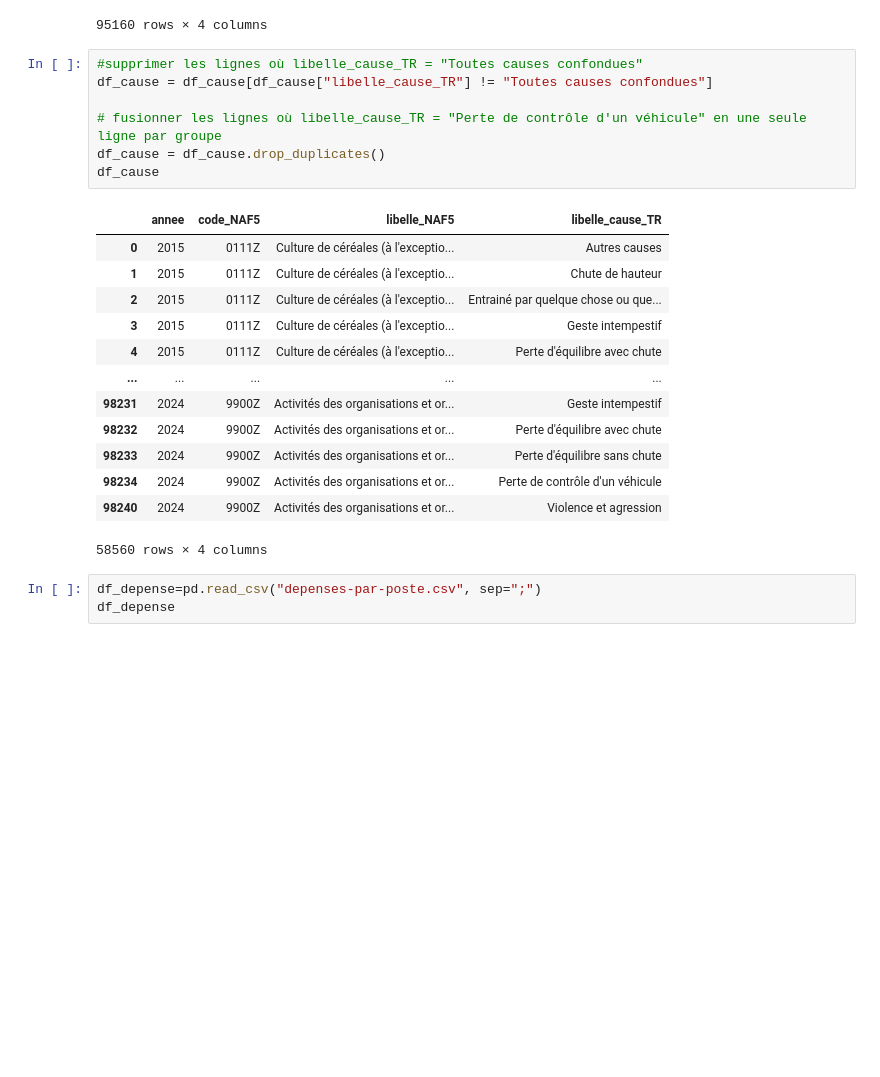
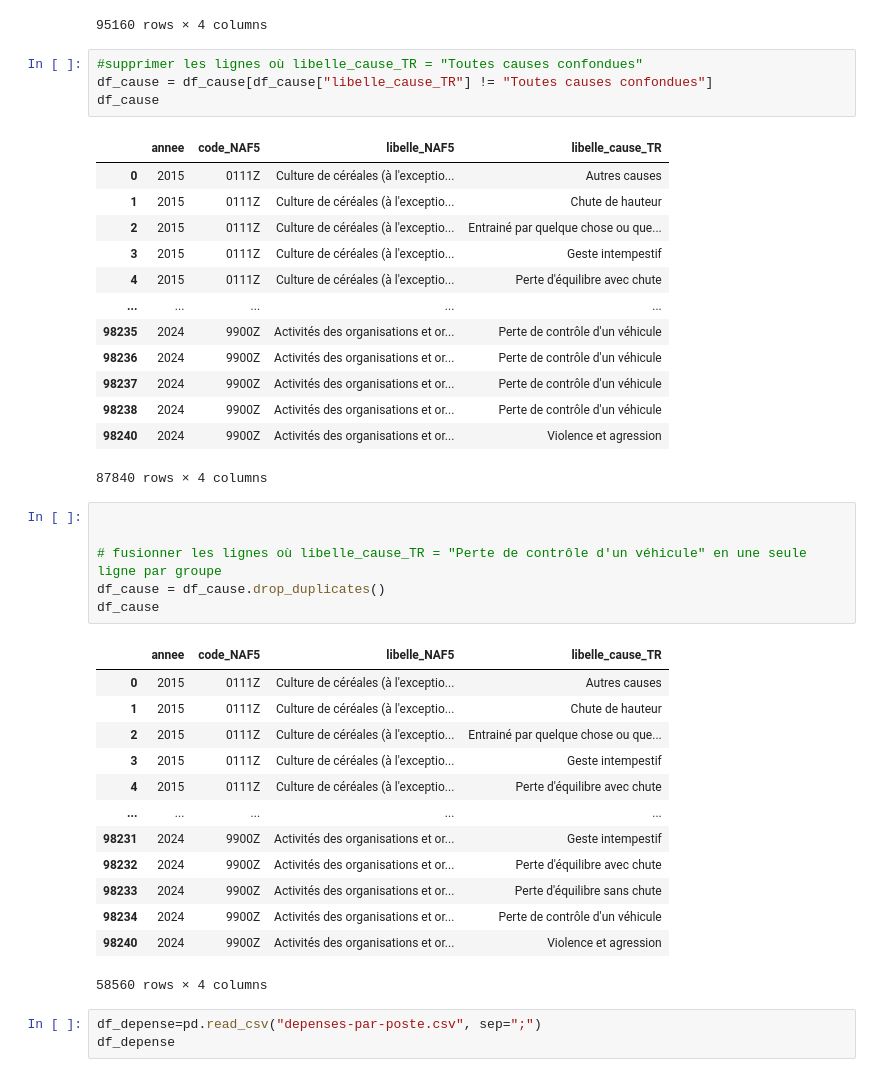
Before and after one commit to hannaabboudjr-alt/Hanna_brief_13, a Jupyter notebook: Desktop/13/exploration.ipynb, the cells around one changed output. Cells and saved outputs as stored; diff of their text form; blank space fills up the shorter version.

```diff
--- a/Desktop/13/exploration.ipynb
+++ b/Desktop/13/exploration.ipynb
@@ -195,9 +190,26 @@ df_cause
 | 98239 | 2024 | 9900Z | Activités des organisations et or... | Toutes causes confondues |
 | 98240 | 2024 | 9900Z | Activités des organisations et or... | Violence et agression |
 95160 rows × 4 columns
+# %%
+#supprimer les lignes où libelle_cause_TR = "Toutes causes confondues"
+df_cause = df_cause[df_cause["libelle_cause_TR"] != "Toutes causes confondues"]
+df_cause
+# %% [output]
+|  | annee | code_NAF5 | libelle_NAF5 | libelle_cause_TR |
+| 0 | 2015 | 0111Z | Culture de céréales (à l'exceptio... | Autres causes |
+| 1 | 2015 | 0111Z | Culture de céréales (à l'exceptio... | Chute de hauteur |
+| 2 | 2015 | 0111Z | Culture de céréales (à l'exceptio... | Entrainé par quelque chose ou que... |
+| 3 | 2015 | 0111Z | Culture de céréales (à l'exceptio... | Geste intempestif |
+| 4 | 2015 | 0111Z | Culture de céréales (à l'exceptio... | Perte d'équilibre avec chute |
+| ... | ... | ... | ... | ... |
+| 98235 | 2024 | 9900Z | Activités des organisations et or... | Perte de contrôle d'un véhicule |
+| 98236 | 2024 | 9900Z | Activités des organisations et or... | Perte de contrôle d'un véhicule |
+| 98237 | 2024 | 9900Z | Activités des organisations et or... | Perte de contrôle d'un véhicule |
+| 98238 | 2024 | 9900Z | Activités des organisations et or... | Perte de contrôle d'un véhicule |
+| 98240 | 2024 | 9900Z | Activités des organisations et or... | Violence et agression |
+87840 rows × 4 columns
 # %%
-#supprimer les lignes où libelle_cause_TR = "Toutes causes confondues"
-df_cause = df_cause[df_cause["libelle_cause_TR"] != "Toutes causes confondues"]
+
 
 # fusionner les lignes où libelle_cause_TR = "Perte de contrôle d'un véhicule" en une seule ligne par groupe
 df_cause = df_cause.drop_duplicates()
```
Also changed, not shown: parts of 13 cells of this notebook, 6 other files.
